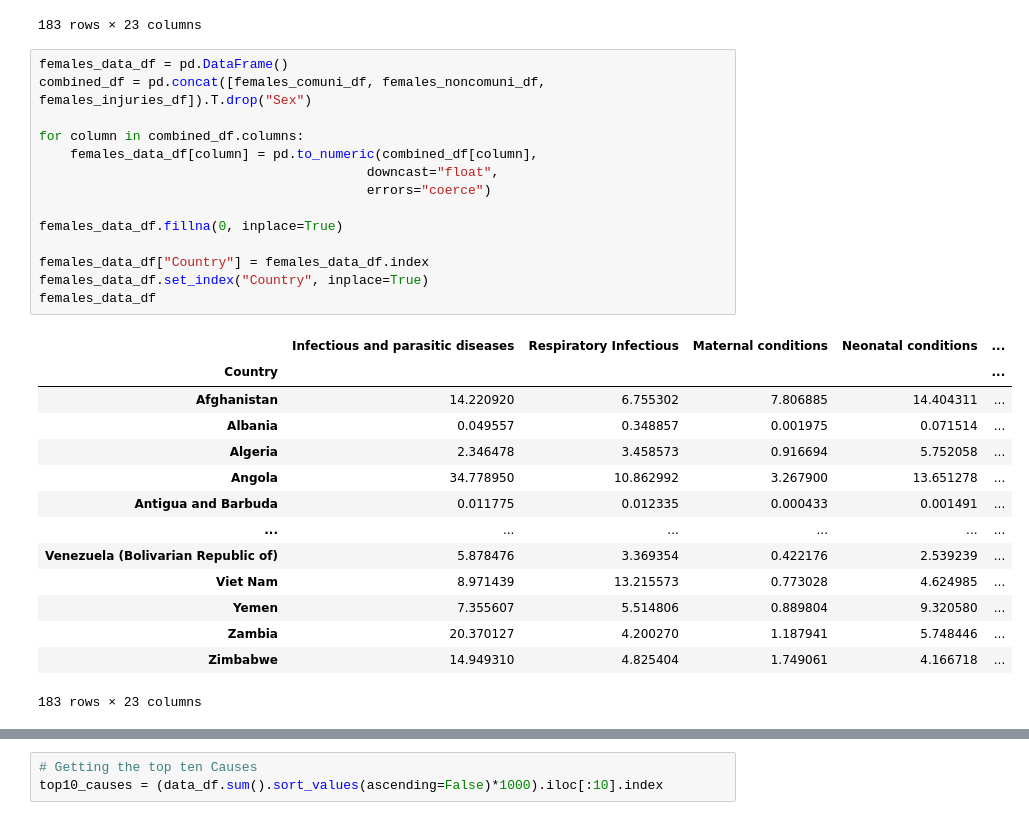
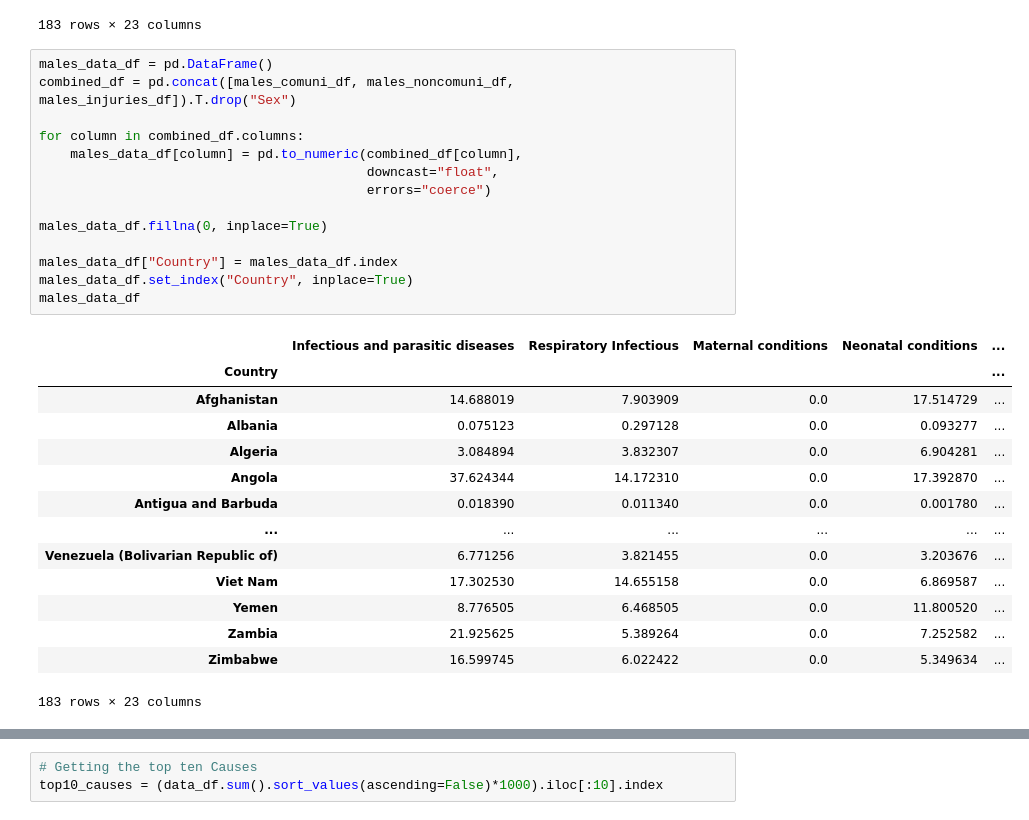
Before and after one commit to radroid/heart-disease-analysis, a Jupyter notebook: Data1205 Assignment 5 - Exploratory Data Analysis 1 - old.ipynb, the cells around one changed output, grey strips where cells are left out. Cells and saved outputs as stored; diff of their text form.

```diff
--- a/Data1205 Assignment 5 - Exploratory Data Analysis 1.ipynb
+++ b/Data1205 Assignment 5 - Exploratory Data Analysis 1 - old.ipynb
@@ -1210,31 +1127,31 @@ data_df
 | Zimbabwe | 31.549055 | 10.847826 | 1.749061 | 9.516352 | ... |
 183 rows × 23 columns
 # %%
-females_data_df = pd.DataFrame()
-combined_df = pd.concat([females_comuni_df, females_noncomuni_df, females_injuries_df]).T.drop("Sex")
+males_data_df = pd.DataFrame()
+combined_df = pd.concat([males_comuni_df, males_noncomuni_df, males_injuries_df]).T.drop("Sex")
 
 for column in combined_df.columns:
-    females_data_df[column] = pd.to_numeric(combined_df[column],
+    males_data_df[column] = pd.to_numeric(combined_df[column],
                                           downcast="float",
                                           errors="coerce")
 
-females_data_df.fillna(0, inplace=True)
+males_data_df.fillna(0, inplace=True)
 
-females_data_df["Country"] = females_data_df.index
-females_data_df.set_index("Country", inplace=True)
-females_data_df
+males_data_df["Country"] = males_data_df.index
+males_data_df.set_index("Country", inplace=True)
+males_data_df
 # %% [output]
 |  | Infectious and parasitic diseases | Respiratory Infectious | Maternal conditions | Neonatal conditions | ... |
 | Country |  |  |  |  | ... |
-| Afghanistan | 14.220920 | 6.755302 | 7.806885 | 14.404311 | ... |
-| Albania | 0.049557 | 0.348857 | 0.001975 | 0.071514 | ... |
-| Algeria | 2.346478 | 3.458573 | 0.916694 | 5.752058 | ... |
-| Angola | 34.778950 | 10.862992 | 3.267900 | 13.651278 | ... |
-| Antigua and Barbuda | 0.011775 | 0.012335 | 0.000433 | 0.001491 | ... |
+| Afghanistan | 14.688019 | 7.903909 | 0.0 | 17.514729 | ... |
+| Albania | 0.075123 | 0.297128 | 0.0 | 0.093277 | ... |
+| Algeria | 3.084894 | 3.832307 | 0.0 | 6.904281 | ... |
+| Angola | 37.624344 | 14.172310 | 0.0 | 17.392870 | ... |
+| Antigua and Barbuda | 0.018390 | 0.011340 | 0.0 | 0.001780 | ... |
 | ... | ... | ... | ... | ... | ... |
-| Venezuela (Bolivarian Republic of) | 5.878476 | 3.369354 | 0.422176 | 2.539239 | ... |
-| Viet Nam | 8.971439 | 13.215573 | 0.773028 | 4.624985 | ... |
-| Yemen | 7.355607 | 5.514806 | 0.889804 | 9.320580 | ... |
-| Zambia | 20.370127 | 4.200270 | 1.187941 | 5.748446 | ... |
-| Zimbabwe | 14.949310 | 4.825404 | 1.749061 | 4.166718 | ... |
+| Venezuela (Bolivarian Republic of) | 6.771256 | 3.821455 | 0.0 | 3.203676 | ... |
+| Viet Nam | 17.302530 | 14.655158 | 0.0 | 6.869587 | ... |
+| Yemen | 8.776505 | 6.468505 | 0.0 | 11.800520 | ... |
+| Zambia | 21.925625 | 5.389264 | 0.0 | 7.252582 | ... |
+| Zimbabwe | 16.599745 | 6.022422 | 0.0 | 5.349634 | ... |
 183 rows × 23 columns
```
Also changed, not shown: parts of 18 cells of this notebook.
